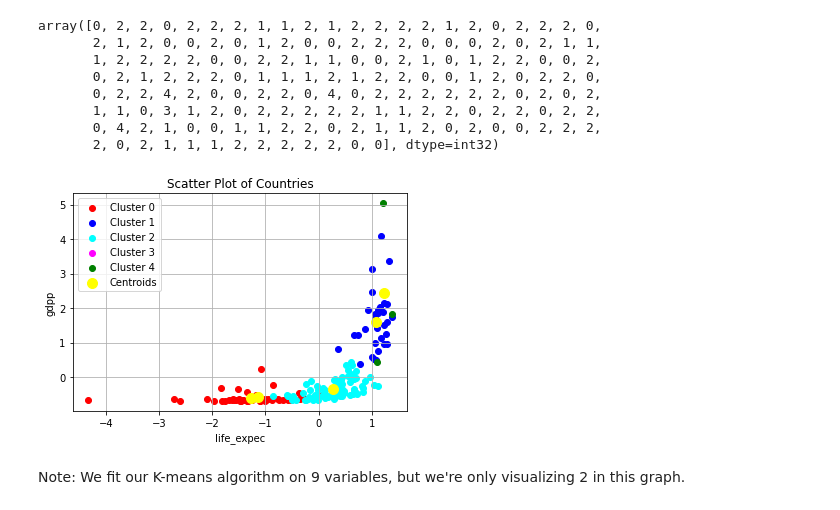
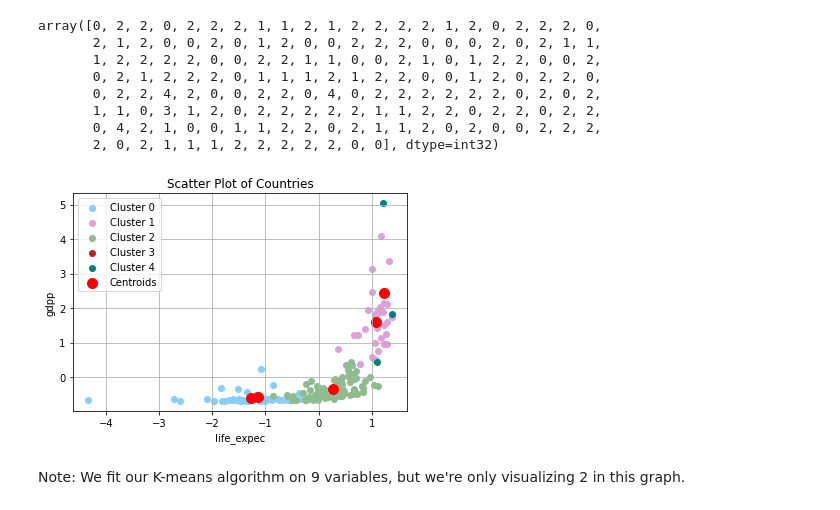
Before and after one commit to paigekan/Machine-Learning, a Jupyter notebook: HW_Week_9.ipynb, the cells around one changed output. Cells and saved outputs as stored; diff of their text form; code cells hidden in the pictures.

```diff
--- a/HW_Week_9.ipynb
+++ b/HW_Week_9.ipynb
@@ -67,26 +67,26 @@ array([0, 2, 2, 0, 2, 2, 2, 1, 1, 2, 1, 2, 2, 2, 2, 1, 2, 0, 2, 2, 2, 0,
 # %%
 # CHANGE THESE BASED ON WHICH IS INTERESTING TO YOU
 x1_index = 6 # life_expec
 x2_index = 8 # gdpp
 
 # Color-code the points (countries) based on their cluster label
-plt.scatter(X_scaled[clusters == 0, x1_index], X_scaled[clusters == 0, x2_index], c='red', label = 'Cluster 0')
-plt.scatter(X_scaled[clusters == 1, x1_index], X_scaled[clusters == 1, x2_index], c='blue', label = 'Cluster 1')
-plt.scatter(X_scaled[clusters == 2, x1_index], X_scaled[clusters == 2, x2_index], c='cyan', label = 'Cluster 2')
-plt.scatter(X_scaled[clusters == 3, x1_index], X_scaled[clusters == 3, x2_index], c='magenta', label = 'Cluster 3')
-plt.scatter(X_scaled[clusters == 4, x1_index], X_scaled[clusters == 4, x2_index], c='green', label = 'Cluster 4')
+plt.scatter(X_scaled[clusters == 0, x1_index], X_scaled[clusters == 0, x2_index], c='lightskyblue', label = 'Cluster 0')
+plt.scatter(X_scaled[clusters == 1, x1_index], X_scaled[clusters == 1, x2_index], c='plum', label = 'Cluster 1')
+plt.scatter(X_scaled[clusters == 2, x1_index], X_scaled[clusters == 2, x2_index], c='darkseagreen', label = 'Cluster 2')
+plt.scatter(X_scaled[clusters == 3, x1_index], X_scaled[clusters == 3, x2_index], c='firebrick', label = 'Cluster 3')
+plt.scatter(X_scaled[clusters == 4, x1_index], X_scaled[clusters == 4, x2_index], c='teal', label = 'Cluster 4')
 
 # Plot the centroids of each cluster
-plt.scatter(kmeans.cluster_centers_[:, x1_index], kmeans.cluster_centers_[:, x2_index], marker='o', color='yellow', s=100, label = 'Centroids')
+plt.scatter(kmeans.cluster_centers_[:, x1_index], kmeans.cluster_centers_[:, x2_index], marker='o', color='red', s=100, label = 'Centroids')
 
 plt.xlabel(X.columns[x1_index])
 plt.ylabel(X.columns[x2_index])
 plt.title('Scatter Plot of Countries')
 plt.legend()
 plt.grid()
 plt.show()
 # %% [output]
-[figure, old version]
+[figure, new version]
 # %%
 # Or you could do
 # Color-code the points (countries) based on their cluster label
```
